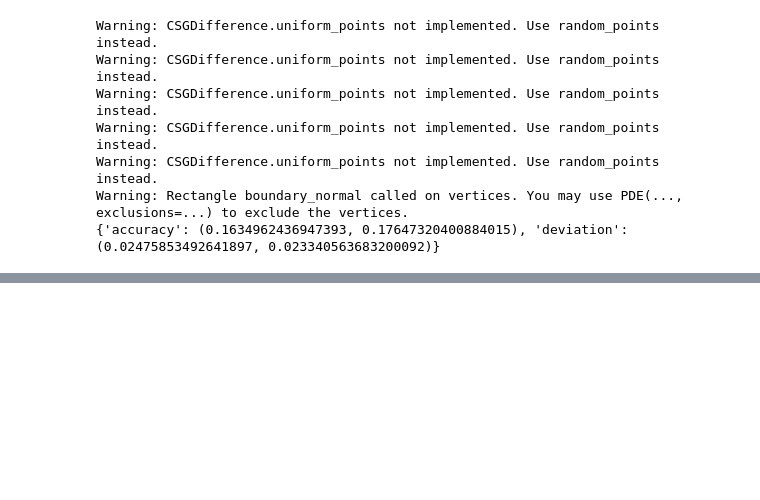
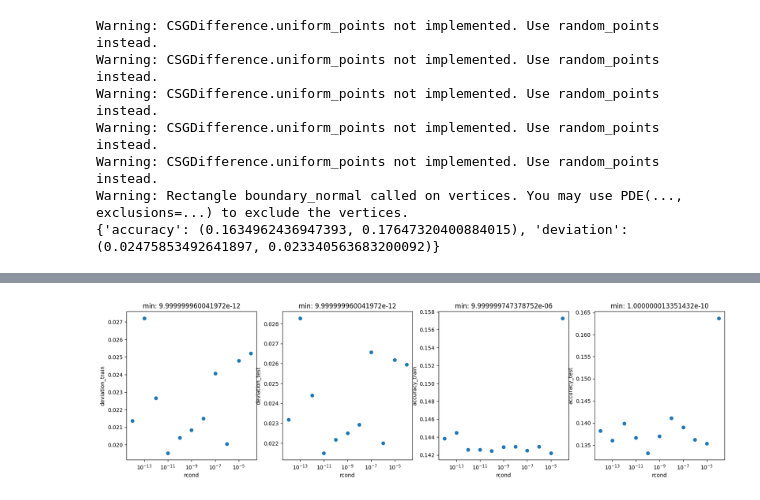
Before and after one commit to delimarr/ip5_code, a Jupyter notebook: elm.ipynb, the cells around one changed output, grey strips where cells are left out. Saved outputs shown, nothing was run; the diff lists cells and outputs as text; code cells hidden in the pictures; blank space fills up the shorter version.

```diff
--- a/elm.ipynb
+++ b/elm.ipynb
@@ -508,0 +566,36 @@ Warning: CSGDifference.uniform_points not implemented. Use random_points instead
+# %%
+num_bnd = int(opt_bnd_percent * opt_num_data)
+num_dom = opt_num_data - num_bnd
+layers = opt_layers
+num_tst = 340
+rconds = np.arange(start=4, stop=15, step=1, dtype=DTYPE)
+scale = lambda x: 1/(10**(x))
+# scale = 1e-x
+rconds = scale(rconds)
+
+res = {
+    'deviation_train' : [],
+    'deviation_test' : [],
+    'accuracy_train' : [],
+    'accuracy_test' : [],
+    }
+metrics = ['deviation_train', 'deviation_test', 'accuracy_train', 'accuracy_test']
+
+for rcond in rconds:
+    r = run(num_dom, num_bnd, num_tst, layers, rcond)
+    res['deviation_train'].append(r['deviation'][0])
+    res['deviation_test'].append(r['deviation'][1])
+    res['accuracy_train'].append(r['accuracy'][0])
+    res['accuracy_test'].append(r['accuracy'][1])
+
+fig = plt.figure(figsize=(20, 5))
+for idx, metric in enumerate(metrics):
+    ax = fig.add_subplot(1, 4, idx + 1)
+    ax.set_xscale("log")
+    plt.xlabel("rcond")
+    plt.title(f"min: {rconds[np.argmin(res[metric])]}")
+    plt.ylabel(metric)
+    plt.scatter(rconds, res[metric])
+
+opt_rcond: float = rconds[np.argmin(res['accuracy_test'])]
+# %% [output]
@@ -508,0 +619 @@ Warning: CSGDifference.uniform_points not implemented. Use random_points instead
+[figure, added]
```
Also changed, not shown: parts of 7 cells of this notebook.
